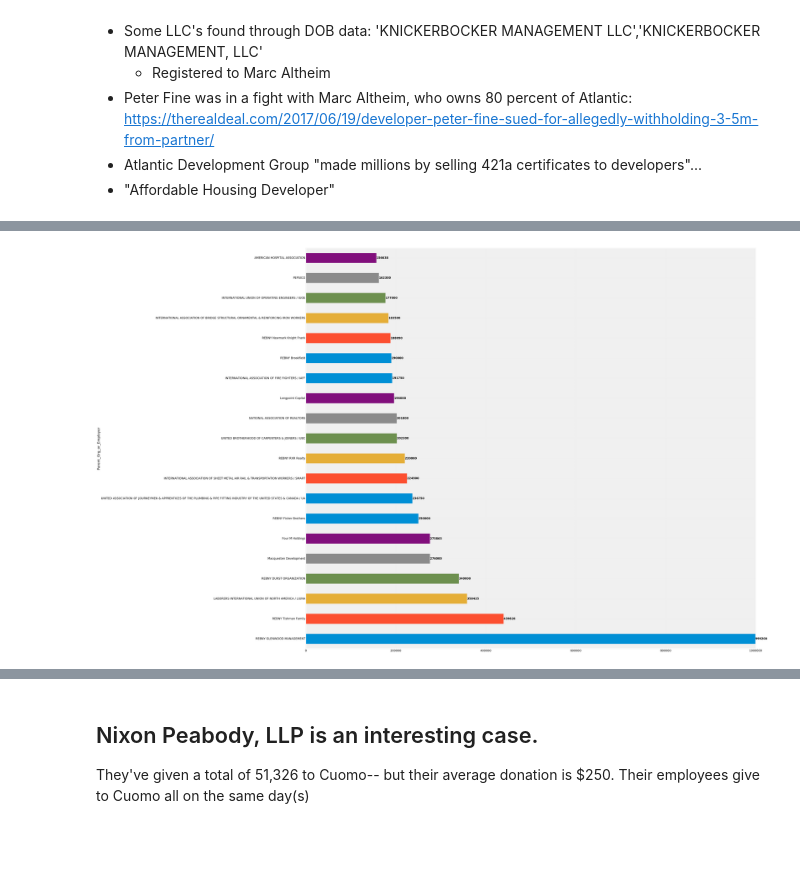
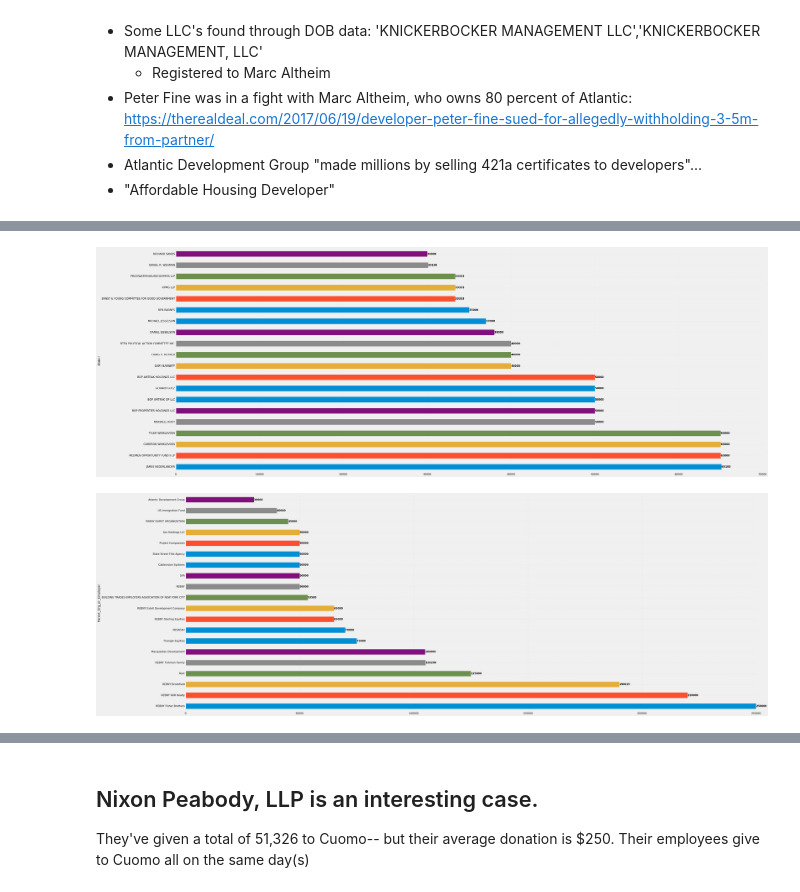
Before and after one commit to kromreig/warchest_cuomo_indy, a Jupyter notebook: Cuomo_Campaign_Finance.ipynb, the cells around one changed output, grey strips where cells are left out. Drawn from its saved outputs; the diff is of its cells as text; code cells hidden in the pictures; blank space fills up the shorter version.

```diff
--- a/Cuomo_Campaign_Finance.ipynb
+++ b/Cuomo_Campaign_Finance.ipynb
@@ -26,7 +52,9 @@ I convert the 'Date' column to Pandas datetime, so I can sort and filter by date
 # %%
 df = pd.read_csv("Campaign_Contributions.csv")
 df = df[['Donor','Address', 'Check No.', 'Amount', 'Date','Recipient','Transaction Code', 'Contribution Code', 'Fiscal Report']]
+df = df.append(jul_df, ignore_index=True)
 ftm_df = pd.read_csv("FollowTheMoneyDownload20180705(010706).csv")
+
 #Since Follow the Money is out of date anyway, I'm actually just interested in unique donors over the years.
 #This will help me identify Cuomo donors, because so many of them have been his donors for a long time.
 ftm_df = ftm_df.drop_duplicates('Original_Name', keep='first')
@@ -99,6 +136,11 @@ Over the years, Glenwood has given 889400.0 to Cuomo's campaign.
 #EDIT: John and Peter want to look at everything just from 2010 onward.
 df_warchest = new_df['2010-01-01':]
 df_warchest['Donor'] = df_warchest['Donor'].str.strip()
+# %%
+df_warchest.loc[df_warchest['Address']=='1300 CLINTON SQ ROCHESTER, NY, 14604', 'Parent_Org_or_Employer']='Nixon Peabody LLP'
+df_warchest.loc[df_warchest['Address']=='1300 CLINTON SQ ROCHESTER, NY, 14604', 'General_Industry']='Lawyers & Lobbyists'
+df_warchest.loc[df_warchest['Donor'].str.contains("NIXON PEABODY", na=False), 'Parent_Org_or_Employer']='Nixon Peabody LLP'
+df_warchest.loc[df_warchest['Donor'].str.contains("NIXON PEABODY", na=False), 'General_Industry']='Lawyers & Lobbyists'
 # %%
 #These are some entities that I know are Real Estate donors: Fisher Brothers, and Brookfield Properties, NORSTAR.
 #May 18, 2017, Cuomo announces renewal of 421a. One day later, May 19, 2017, he receives 159,000
@@ -523,0 +701,13 @@ plt.savefig("topindustries.pdf")
+# %%
+plt.figure(figsize=(50,20))
+ax=df_warchest['2017-01-01':'2017-12-31']\
+.groupby('Donor')['Amount_boe']\
+.sum().sort_values(ascending=False).head(20)\
+.plot(y='Amount_boe', x='Parent_Org_or_Employer', kind='barh')
+
+for i, bar in enumerate(ax.patches):
+    value = int(round(bar.get_width()))
+    x_pos = bar.get_width() - 1
+    y_pos = i
+    ax.text(x_pos, y_pos, value, va='center', ha='left', color='black',fontweight='bold')
+plt.savefig('topdonors.pdf')
@@ -524,15 +716,30 @@ plt.savefig("topindustries.pdf")
+# %%
+plt.figure(figsize=(50,20))
+ax=df_warchest['2018-01-01':'2018-12-31']\
+.groupby('Donor')['Amount_boe']\
+.sum().sort_values(ascending=False).head(20)\
+.plot(y='Amount_boe', x='Parent_Org_or_Employer', kind='barh')
+
+for i, bar in enumerate(ax.patches):
+    value = int(round(bar.get_width()))
+    x_pos = bar.get_width() - 1
+    y_pos = i
+    ax.text(x_pos, y_pos, value, va='center', ha='left', color='black',fontweight='bold')
+plt.savefig('topdonors.pdf')
+# %% [output]
+[figure, added]
 # %%
-plt.figure(figsize=(60,60))
-ax=df_warchest\
+plt.figure(figsize=(50,20))
+ax=df_warchest['2017-01-01':]\
 .groupby('Parent_Org_or_Employer')['Amount_boe']\
 .sum().sort_values(ascending=False).head(20)\
 .plot(y='Amount_boe', x='Parent_Org_or_Employer', kind='barh')
 
 for i, bar in enumerate(ax.patches):
     value = int(round(bar.get_width()))
     x_pos = bar.get_width() - 1
     y_pos = i
     ax.text(x_pos, y_pos, value, va='center', ha='left', color='black',fontweight='bold')
 plt.savefig('topdonors.pdf')
 # %% [output]
-[figure, old version]
+[figure, new version]
```
Also changed, not shown: parts of 29 cells of this notebook.
